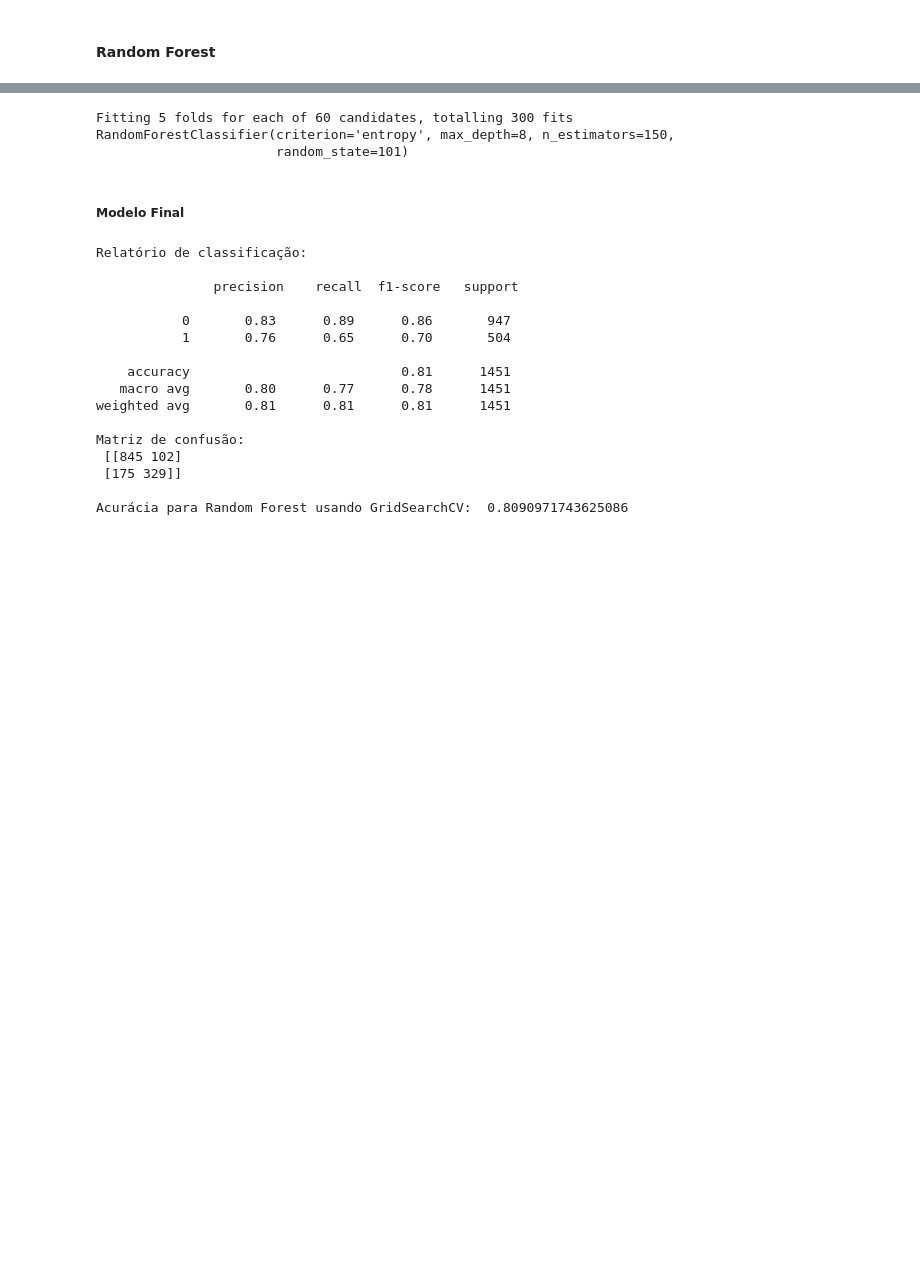
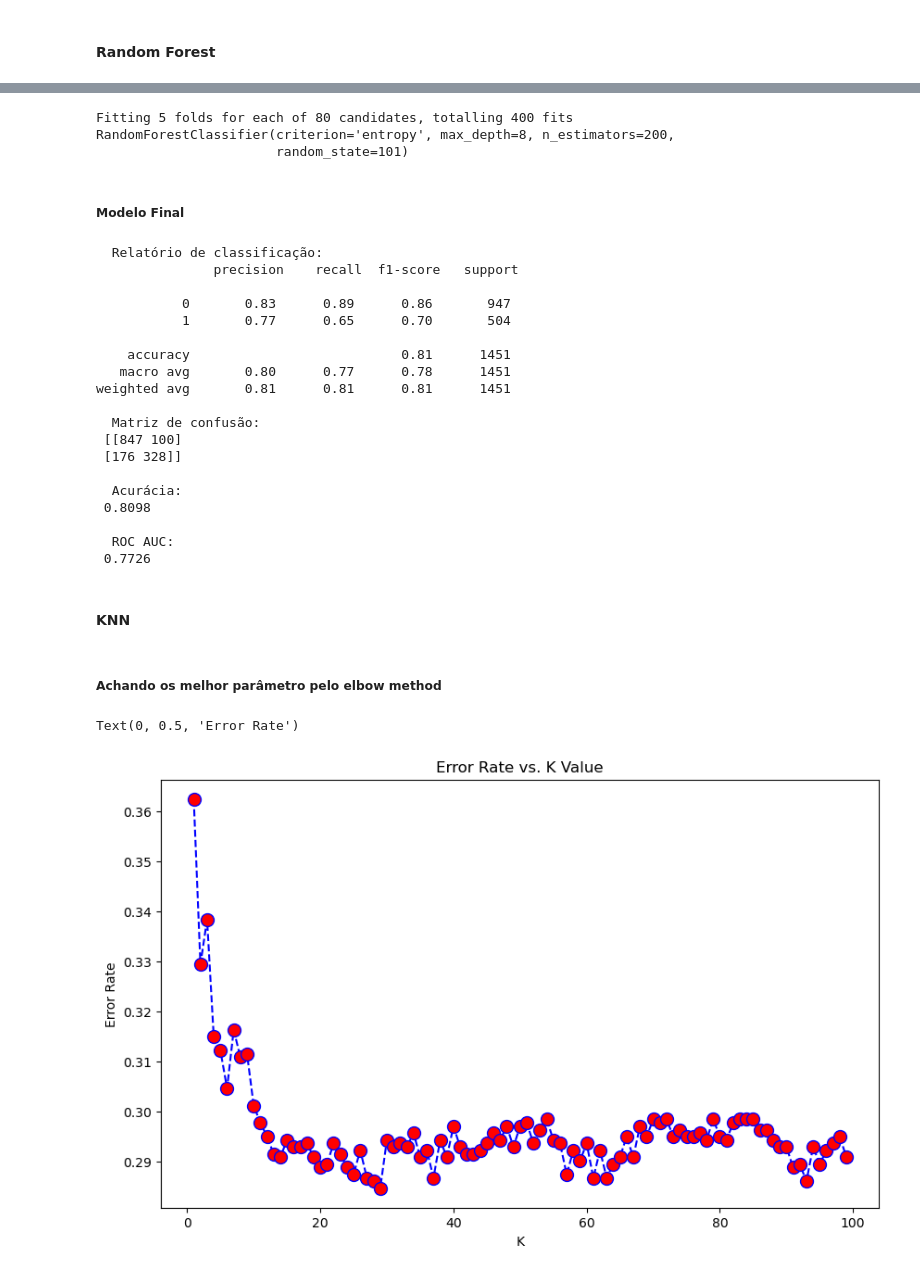
Before and after one commit to Passaret/Case-Churn, a Jupyter notebook: Customer_Churn_Prediction.ipynb, the cells around one changed output, grey strips where cells are left out. Saved outputs shown, nothing was run; the diff lists cells and outputs as text; code cells hidden in the pictures; blank space fills up the shorter version.

```diff
--- a/Customer_Churn_Prediction.ipynb
+++ b/Customer_Churn_Prediction.ipynb
@@ -588,7 +604,7 @@ X_train, X_test, y_train, y_test = train_test_split(X, y, test_size=0.30, random
 dtree = DecisionTreeClassifier(random_state= 101)
 
 param_grid = {'max_features': ['sqrt', 'log2'],
-              'ccp_alpha': [0.1, .01, .001],
+              'ccp_alpha': [0.1, 0.01, 0.001],
               'max_depth' : [5, 6, 7, 8, 9],
               'criterion' :['gini', 'entropy']
 }
@@ -605,10 +621,9 @@ DecisionTreeClassifier(ccp_alpha=0.01, criterion='entropy', max_depth=7,
 # %% [markdown]
 ##### Modelo final
 # %%
-dtree_final = DecisionTreeClassifier(ccp_alpha=0.01, criterion='entropy', max_depth=7,
-                                     max_features='sqrt', random_state=101)
+dtree_final = DecisionTreeClassifier(ccp_alpha=0.01, criterion='entropy', max_depth=7, max_features='sqrt', random_state=101)
 dtree_final.fit(X_train,y_train)
 dtree_final_predictions = dtree_final.predict(X_test)
-print('Relatório de classificação: \n', classification_report(y_test,dtree_final_predictions), '\n'
-      'Matriz de confusão: \n', confusion_matrix(y_test,dtree_final_predictions))
+
+metricas(y_test, dtree_final_predictions)
 # %% [output]
@@ -635,7 +654,7 @@ Matriz de confusão:
 rfc = RandomForestClassifier(random_state= 101)
 
 param_grid = {
-    'n_estimators': [50, 100, 150],
+    'n_estimators': [50, 100, 150, 200],
     'max_features': ['sqrt', 'log2'],
     'max_depth' : [4,5,6,7,8],
     'criterion' :['gini', 'entropy']
@@ -647,32 +666,57 @@ CV_rfc.fit(X_train, y_train)
 rfc_best_model = CV_rfc.best_estimator_
 print(rfc_best_model)
 # %% [output]
-Fitting 5 folds for each of 60 candidates, totalling 300 fits
-RandomForestClassifier(criterion='entropy', max_depth=8, n_estimators=150,
+Fitting 5 folds for each of 80 candidates, totalling 400 fits
+RandomForestClassifier(criterion='entropy', max_depth=8, n_estimators=200,
                        random_state=101)
 # %% [markdown]
 ##### Modelo Final
 # %%
-rfc_final=RandomForestClassifier(criterion='entropy', max_depth=8, n_estimators=150, random_state=101)
+rfc_final=RandomForestClassifier(criterion='entropy', max_depth=8, n_estimators=200, random_state=101)
 rfc_final.fit(X_train,y_train)
 rfc_final_predictions = rfc_final.predict(X_test)
-print('Relatório de classificação: \n \n', classification_report(y_test,rfc_final_predictions), '\n'
-      'Matriz de confusão: \n', confusion_matrix(y_test,rfc_final_predictions), '\n \n'
-      'Acurácia para Random Forest usando GridSearchCV: ',accuracy_score(y_test,rfc_final_predictions))
+
+metricas(y_test, rfc_final_predictions)
 # %% [output]
-Relatório de classificação:
-
+  Relatório de classificação:
                precision    recall  f1-score   support
 
            0       0.83      0.89      0.86       947
-           1       0.76      0.65      0.70       504
+           1       0.77      0.65      0.70       504
 
     accuracy                           0.81      1451
    macro avg       0.80      0.77      0.78      1451
 weighted avg       0.81      0.81      0.81      1451
 
-Matriz de confusão:
- [[845 102]
- [175 329]]
+  Matriz de confusão:
+ [[847 100]
+ [176 328]]
 
-Acurácia para Random Forest usando GridSearchCV:  0.8090971743625086
+  Acurácia:
+ 0.8098
+
+  ROC AUC:
+ 0.7726
+# %% [markdown]
+#### KNN
+# %% [markdown]
+##### Achando os melhor parâmetro pelo elbow method
+# %%
+error_rate = []
+
+for i in range(1,100):
+
+    knn = KNeighborsClassifier(n_neighbors=i)
+    knn.fit(X_train,y_train)
+    pred_i = knn.predict(X_test)
+    error_rate.append(np.mean(pred_i != y_test))
+
+plt.figure(figsize=(10,6))
+plt.plot(range(1,100),error_rate,color='blue', linestyle='dashed', marker='o',
+         markerfacecolor='red', markersize=10)
+plt.title('Error Rate vs. K Value')
+plt.xlabel('K')
+plt.ylabel('Error Rate')
+# %% [output]
+Text(0, 0.5, 'Error Rate')
+[figure, added]
```
Also changed, not shown: parts of 30 cells of this notebook.
